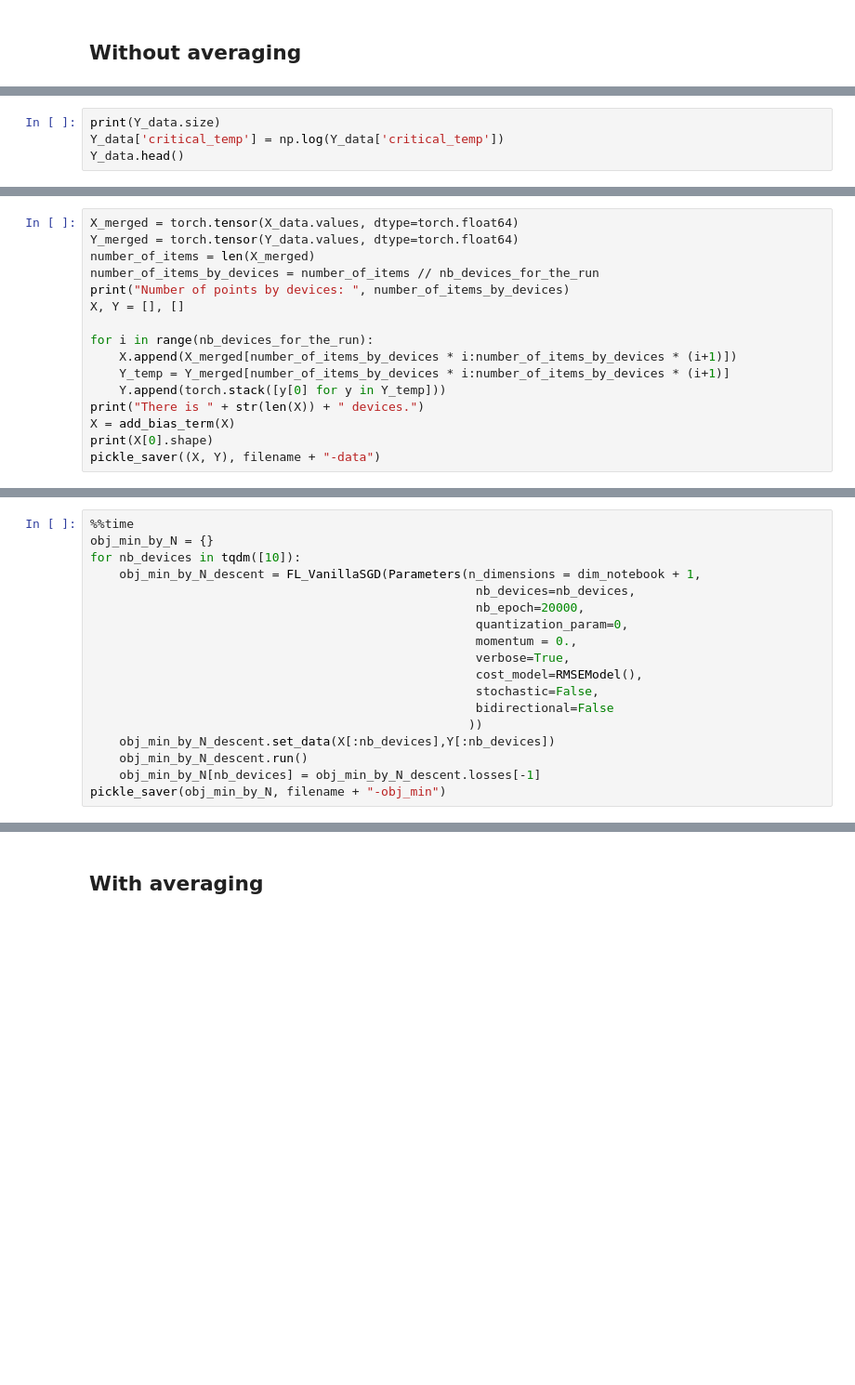
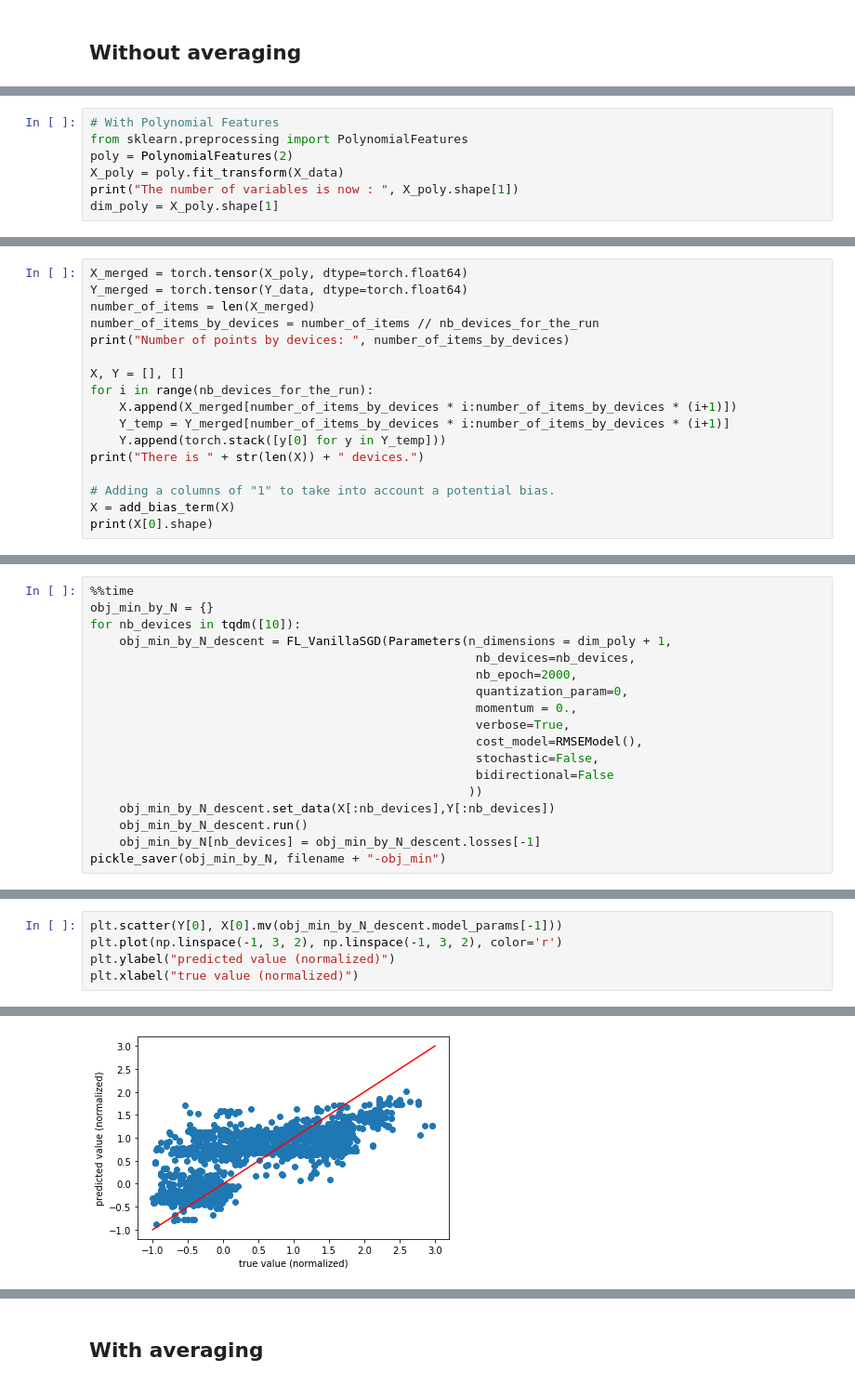
Before and after one commit to philipco/artemis-bidirectional-compression, a Jupyter notebook: notebook/superconduct.ipynb, the cells around one changed output, grey strips where cells are left out. Shown at 93% size. Drawn from its saved outputs; the diff is of its cells as text; blank space fills up the shorter version.

Commit message:
Clean and running notebook for quatum and superconduct.

```diff
--- a/notebook/superconduct.ipynb
+++ b/notebook/superconduct.ipynb
@@ -239,4 +279,0 @@ plot_error_dist(res.get_loss(obj), res.names, res.nb_devices_for_the_run, dim_no
-# %%
-print(Y_data.size)
-Y_data['critical_temp'] = np.log(Y_data['critical_temp'])
-Y_data.head()
@@ -250,0 +282,7 @@ Y_data.head()
+# %%
+# With Polynomial Features
+from sklearn.preprocessing import PolynomialFeatures
+poly = PolynomialFeatures(2)
+X_poly = poly.fit_transform(X_data)
+print("The number of variables is now : ", X_poly.shape[1])
+dim_poly = X_poly.shape[1]
@@ -251,19 +291,20 @@ Y_data.head()
 # %%
-X_merged = torch.tensor(X_data.values, dtype=torch.float64)
-Y_merged = torch.tensor(Y_data.values, dtype=torch.float64)
+X_merged = torch.tensor(X_poly, dtype=torch.float64)
+Y_merged = torch.tensor(Y_data, dtype=torch.float64)
 number_of_items = len(X_merged)
 number_of_items_by_devices = number_of_items // nb_devices_for_the_run
 print("Number of points by devices: ", number_of_items_by_devices)
+
 X, Y = [], []
-
 for i in range(nb_devices_for_the_run):
     X.append(X_merged[number_of_items_by_devices * i:number_of_items_by_devices * (i+1)])
     Y_temp = Y_merged[number_of_items_by_devices * i:number_of_items_by_devices * (i+1)]
     Y.append(torch.stack([y[0] for y in Y_temp]))
 print("There is " + str(len(X)) + " devices.")
+
+# Adding a columns of "1" to take into account a potential bias.
 X = add_bias_term(X)
 print(X[0].shape)
-pickle_saver((X, Y), filename + "-data")
 # %% [output]
 Number of points by devices:  2126
 There is 10 devices.
@@ -272,9 +313,9 @@ torch.Size([2126, 82])
 %%time
 obj_min_by_N = {}
 for nb_devices in tqdm([10]):
-    obj_min_by_N_descent = FL_VanillaSGD(Parameters(n_dimensions = dim_notebook + 1,
+    obj_min_by_N_descent = FL_VanillaSGD(Parameters(n_dimensions = dim_poly + 1,
                                                      nb_devices=nb_devices,
-                                                     nb_epoch=20000,
+                                                     nb_epoch=2000,
                                                      quantization_param=0,
                                                      momentum = 0.,
                                                      verbose=True,
@@ -300,0 +342,6 @@ Wall time: 1min 52s
+# %%
+plt.scatter(Y[0], X[0].mv(obj_min_by_N_descent.model_params[-1]))
+plt.plot(np.linspace(-1, 3, 2), np.linspace(-1, 3, 2), color='r')
+plt.ylabel("predicted value (normalized)")
+plt.xlabel("true value (normalized)")
+# %% [output]
@@ -301,3 +349,4 @@ Wall time: 1min 52s
+[figure, added]
 # %%
 %%time
 all_descent = {}
```
Also changed, not shown: parts of 35 cells of this notebook, 10 other files.
